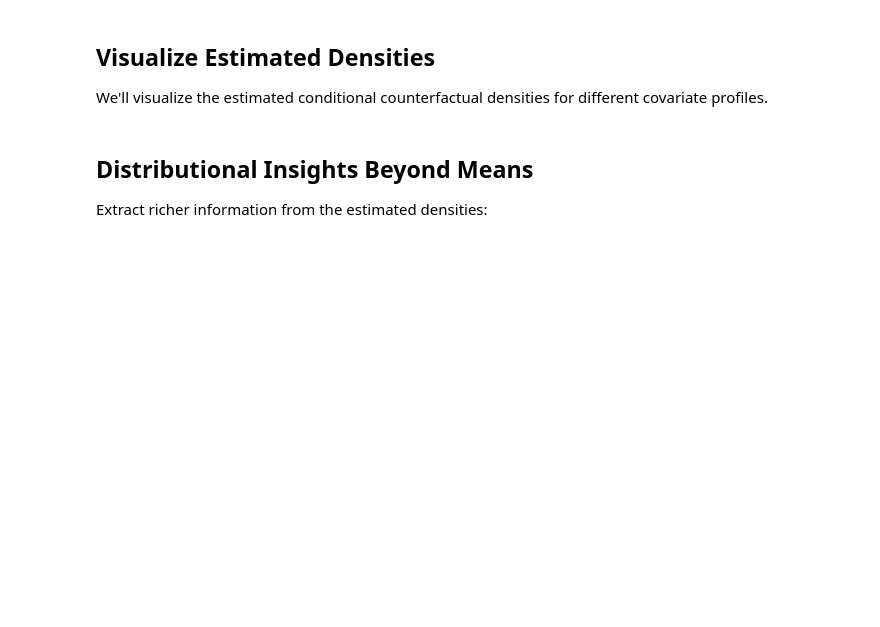
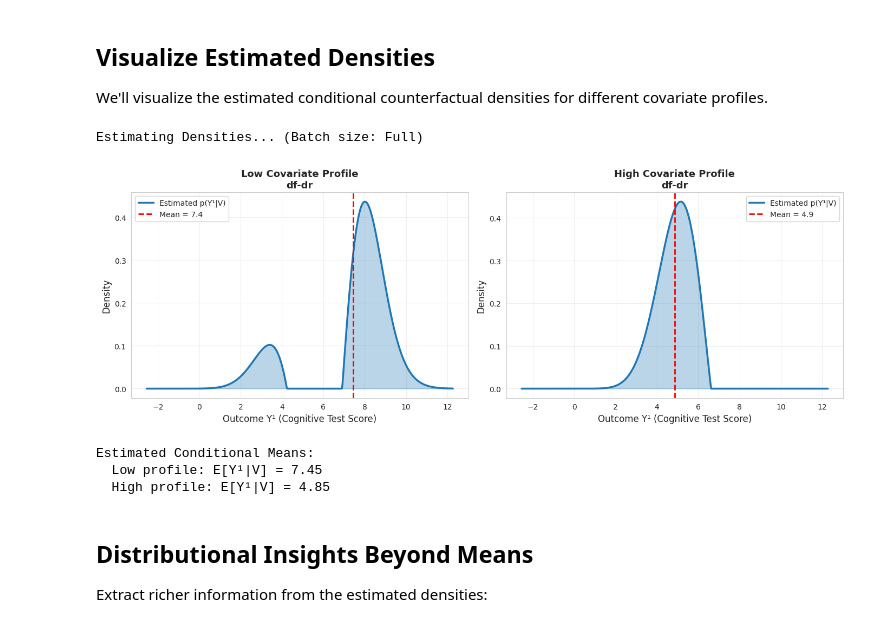
Before and after one commit to donlap/Conditional-Counterfactual-Mean-Embeddings, a Jupyter notebook: demo_notebook.ipynb, the cells around one changed output. Cells and saved outputs as stored; diff of their text form; code cells hidden in the pictures; blank space fills up the shorter version.

```diff
--- a/demo_notebook.ipynb
+++ b/demo_notebook.ipynb
@@ -351,46 +263,54 @@ print("="*60)
 
 We'll visualize the estimated conditional counterfactual densities for different covariate profiles.
 # %%
-# Select test points (different covariate profiles)
-# Profile 1: Low mother's age/education
-# Profile 2: High mother's age/education
+# Two distinct profiles based on standard IHDP feature meanings
+# Feature 0 (x1): Birth Weight (Standardized)
+# Feature 1 (x2): Head Circumference (Standardized)
+# Feature 2 (x3): Weeks Preterm (Standardized)
+# Feature 3 (x4): Birth Order (Standardized)
 
 V_test = np.array([
-    [-1.5, -1.0, 0.0, 0.0, 0.0],  # Profile 1: Low
-    [1.5, 1.0, 0.0, 0.0, 0.0]      # Profile 2: High
+    [-2.0, -2.0, -2.0, 0.0, 0.0],  # Profile 1: "Vulnerable" (Low Weight, Small Head, Preterm)
+    [ 1.5,  1.5,  1.0, 0.0, 0.0]   # Profile 2: "Thriving" (Heavy, Large Head, Full Term)
 ])
 
 # Define grid for density estimation
-y_min, y_max = Y.min() - 10, Y.max() + 10
+y_min, y_max = Y.min() - 1.0, Y.max() + 1.0
 Y_grid = np.linspace(y_min, y_max, 500)[:, None]
 
 # Predict densities
 pdf_est = estimator.predict(V_eval=V_test, Y_grid=Y_grid)
 
 # Plot results
 fig, axes = plt.subplots(1, 2, figsize=(14, 5))
 
 for i, (ax, profile_name) in enumerate(zip(axes, ['Low Covariate Profile', 'High Covariate Profile'])):
     ax.plot(Y_grid, pdf_est[i], linewidth=2.5, label=f'Estimated p(Y¹|V)', color='C0')
     ax.fill_between(Y_grid.flatten(), 0, pdf_est[i], alpha=0.3, color='C0')
 
     # Add vertical lines for mean and quantiles
-    mean_est = np.sum(Y_grid.flatten() * pdf_est[i]) * (Y_grid[1] - Y_grid[0])
+    mean_est = np.sum(Y_grid.flatten() * pdf_est[i]) * (Y_grid[1] - Y_grid[0]).item()
     ax.axvline(mean_est, color='red', linestyle='--', linewidth=2, label=f'Mean = {mean_est:.1f}')
 
     ax.set_xlabel('Outcome Y¹ (Cognitive Test Score)', fontsize=12)
     ax.set_ylabel('Density', fontsize=12)
     ax.set_title(f'{profile_name}\n{cfg.method}-{cfg.mode}', fontsize=13, fontweight='bold')
     ax.legend(fontsize=10)
     ax.grid(True, alpha=0.3)
 
 plt.tight_layout()
 plt.show()
 
-print(f"\n📊 Estimated Conditional Means:")
+print(f"\nEstimated Conditional Means:")
 for i, profile in enumerate(['Low', 'High']):
-    mean_est = np.sum(Y_grid.flatten() * pdf_est[i]) * (Y_grid[1] - Y_grid[0])
+    mean_est = np.sum(Y_grid.flatten() * pdf_est[i]) * (Y_grid[1] - Y_grid[0]).item()
     print(f"  {profile} profile: E[Y¹|V] = {mean_est:.2f}")
+# %% [output]
+Estimating Densities... (Batch size: Full)
+[figure, added]
+Estimated Conditional Means:
+  Low profile: E[Y¹|V] = 7.45
+  High profile: E[Y¹|V] = 4.85
 # %% [markdown]
 ## Distributional Insights Beyond Means
 
```
Also changed, not shown: parts of 13 cells of this notebook.
